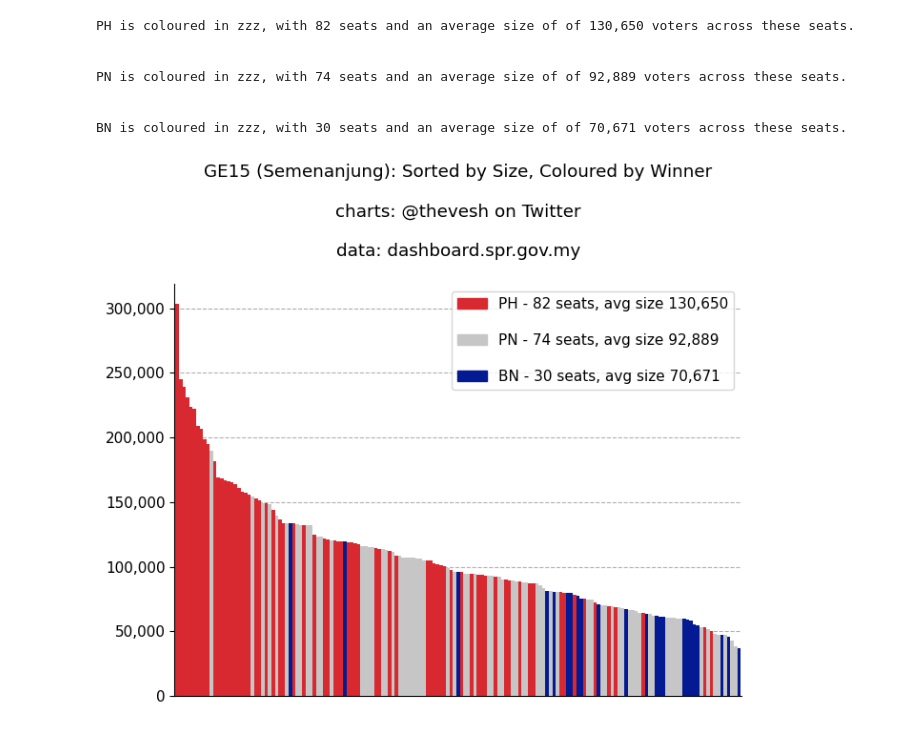
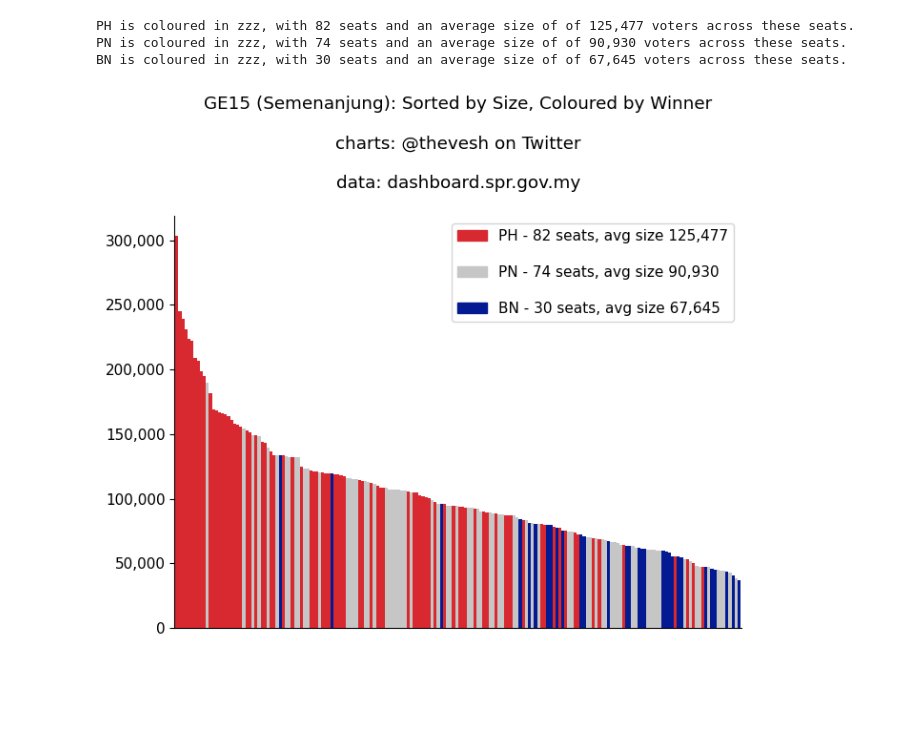
Before and after one commit to Thevesh/analysis-election-msia, a Jupyter notebook: chart_winner_seatsize.ipynb, the cells around one changed output. Drawn from its saved outputs; the diff is of its cells as text; code cells hidden in the pictures; blank space fills up the shorter version.

Commit message:
chart: seatsize with winners

```diff
--- a/chart_winner_seatsize.ipynb
+++ b/chart_winner_seatsize.ipynb
@@ -12,8 +12,11 @@ df = pd.read_csv('data/candidates_ge15.csv',usecols=['state','parlimen','party',
 df.party = df.party.replace(party_replace).fillna(df.party)
 df = df[df.result == 1].drop('result',axis=1)
 n_seats = df[['party']].groupby('party').size()
-df = df[~df.state.isin(['Sabah','Sarawak','W.P. Labuan'])] # to add East Msia, comment out this line
+# df = df[~df.state.isin(['Sabah','Sarawak','W.P. Labuan'])] # to add East Msia, comment out this line
 df.party = df.party.map(party_replace).fillna(df.party)
+df['party_short'] = df.party.str.extract(r'\((\w+)\)')
+party_abbr = dict(zip(df.party,df.party_short))
+df = df.drop('party_short',axis=1)
 
 vf = pd.read_csv('data/voters_ge15.csv',usecols=['state','parlimen','total'])\
     .rename(columns={'total':'voters'})\
@@ -26,4 +29,3 @@ assert len(df[df.voters.isnull()]) == 0, 'Missing data!' # ensure complete merge
 n_voters = (df[['party','voters']].groupby('party').mean()).to_dict()
 
 df = df.sort_values(by='voters',ascending=False).reset_index(drop=True)
-df
@@ -51,46 +39,47 @@ party_color = { # colors from SPR dashboard
     'PERIKATAN NASIONAL (PN)':'#c6c6c6', # to ensure no red-green colour-blind clash
     'BARISAN NASIONAL (BN)':'#031a93',
     'GABUNGAN PARTI SARAWAK (GPS)': '#1f2c45',
+    'PARTI GABUNGAN RAKYAT SABAH (GRS)': '#5bc5f0',
     'PARTI WARISAN SABAH (WARISAN)': '#5bc5f0',
-    'PARTI GABUNGAN RAKYAT SABAH (GRS)': '#5bc5f0',
     'BEBAS (BEBAS)': '#000000',
     'PARTI KESEJAHTERAAN DEMOKRATIK MASYARAKAT (KDM)': '#000000',
     'PARTI BANGSA MALAYSIA (PBM)': '#000000'
 }
 
+n_parties = 3
 df['color'] = df.party.map(party_color)
+selected_parties = list(party_color.keys())[:n_parties]
 
 plt.rcParams.update({'font.size': 11,
                      'font.family': 'sans-serif',
                      'grid.linestyle': 'dashed'})
 plt.rcParams["figure.figsize"] = [7,6]
 plt.rcParams["figure.autolayout"] = True
 fig, ax = plt.subplots()
 
-df.plot(kind='bar', width=1, y='voters', edgecolor='black', lw=0, color=df.color.tolist(), ax=ax)
+# for p in selected_parties: ax.axhline(y=n_voters["voters"][p], linestyle='--', color=party_color[p])
+df[df.party.isin(selected_parties)].plot(kind='bar', width=1, y='voters', edgecolor='black', lw=0,
+                color=df[df.party.isin(selected_parties)].color.tolist(), ax=ax)
 ax.set_title(f'GE15 (Semenanjung): Sorted by Size, Coloured by Winner\n\ncharts: @thevesh on Twitter\n\ndata: dashboard.spr.gov.my\n')
 ax.spines['top'].set_visible(False)
 ax.spines['right'].set_visible(False)
-ax.yaxis.grid(True)
 ax.get_yaxis().set_major_formatter(tkr.FuncFormatter(lambda x, p: format(int(x), ',')))
 ax.set_ylabel('')
 ax.axes.get_xaxis().set_visible(False)
 ax.set_axisbelow(True)
 
-patches = [mpatches.Patch(color=party_color[p], label=f'{p[-3:-1]} - {n_seats[p]} seats, avg size {n_voters["voters"][p]:,.0f}') for p in list(party_color.keys())[:3]]
+patches = [mpatches.Patch(color=party_color[p], label=f'{party_abbr[p]} - {n_seats[p]} seats, avg size {n_voters["voters"][p]:,.0f}') for p in selected_parties]
 ax.legend(handles=patches,labelspacing = 1.5)
 
 # ALT text
-for p in list(party_color.keys())[:3]:
-    print(f"""
-{p[-3:-1]} is coloured in zzz, with {n_seats[p]} seats and an average size of of {n_voters["voters"][p]:,.0f} voters across these seats.
+for p in list(party_color.keys())[:n_parties]:
+    print(f"""\
+{p[-3:-1]} is coloured in zzz, \
+with {n_seats[p]} seats and \
+an average size of of {n_voters["voters"][p]:,.0f} voters across these seats.\
 """)
 # %% [output]
-PH is coloured in zzz, with 82 seats and an average size of of 130,650 voters across these seats.
-
-
-PN is coloured in zzz, with 74 seats and an average size of of 92,889 voters across these seats.
-
-
-BN is coloured in zzz, with 30 seats and an average size of of 70,671 voters across these seats.
+PH is coloured in zzz, with 82 seats and an average size of of 125,477 voters across these seats.
+PN is coloured in zzz, with 74 seats and an average size of of 90,930 voters across these seats.
+BN is coloured in zzz, with 30 seats and an average size of of 67,645 voters across these seats.
-[figure, old version]
+[figure, new version]
```
Also changed, not shown: parts of 1 cell of this notebook.
